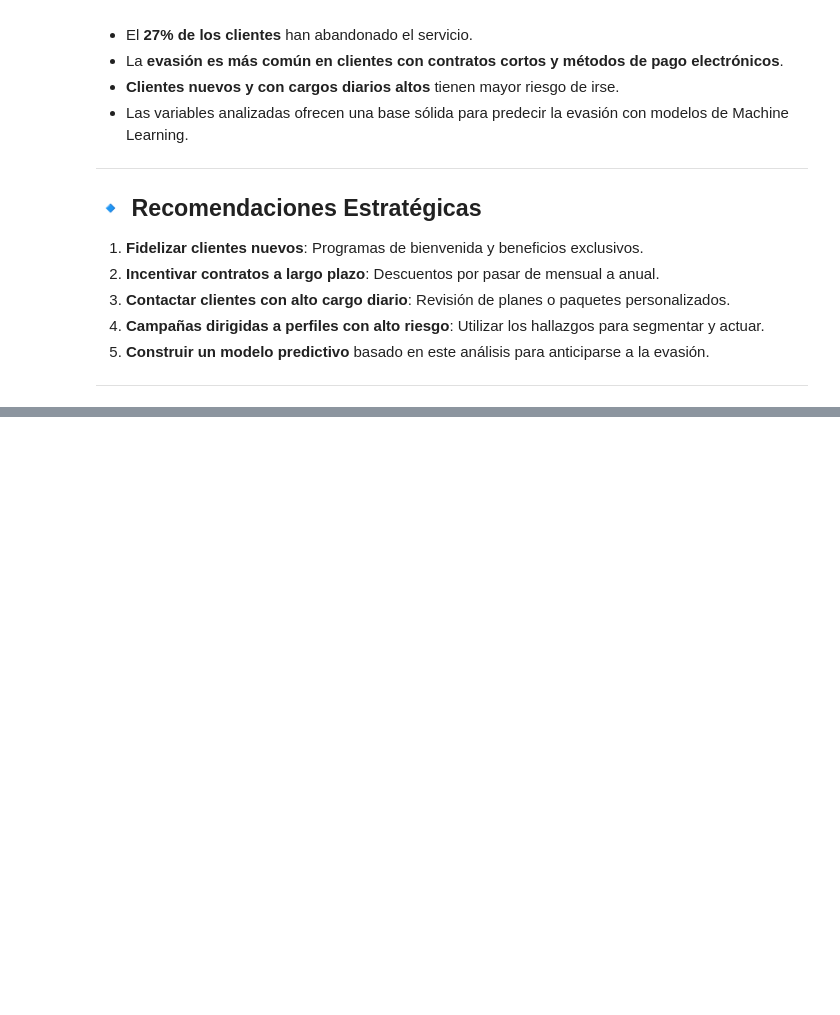
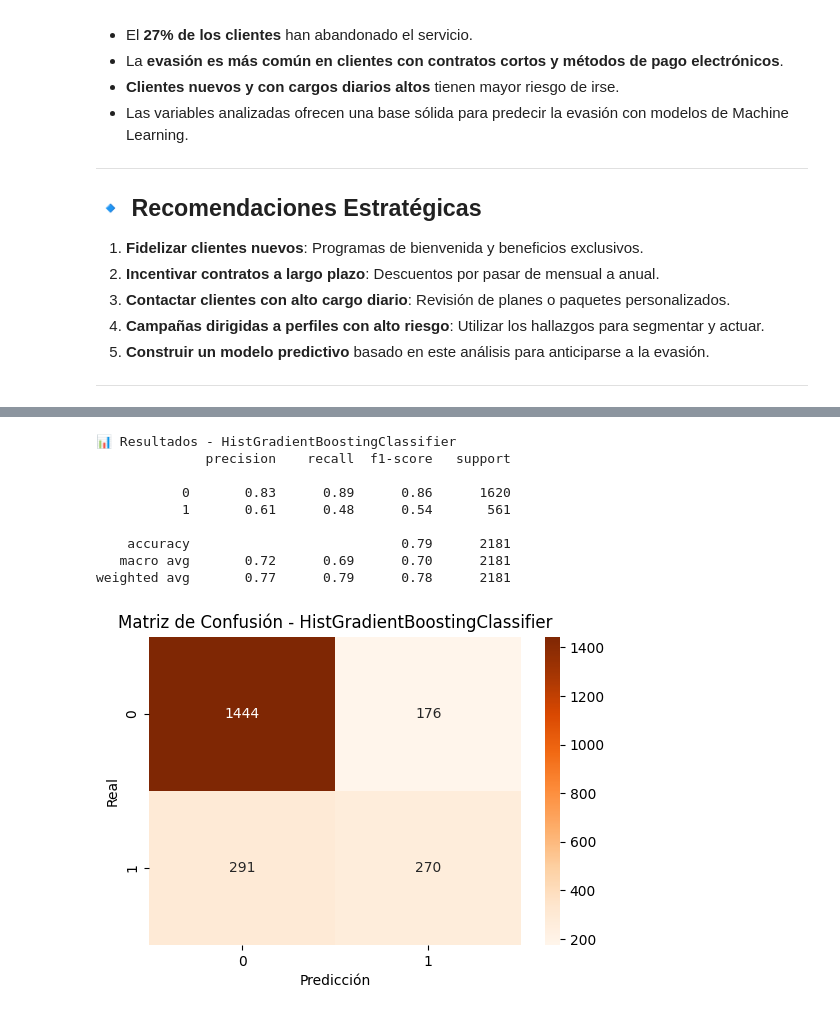
Before and after one commit to CronosX7/challenge2-segunda_parte--data-science-LATAM, a Jupyter notebook: TelecomX_LATAM.ipynb, the cells around one changed output, grey strips where cells are left out. Saved outputs shown, nothing was run; the diff lists cells and outputs as text; code cells hidden in the pictures; blank space fills up the shorter version.

```diff
--- a/TelecomX_LATAM.ipynb
+++ b/TelecomX_LATAM.ipynb
@@ -508,0 +1126,34 @@ Se calculó la matriz de correlación para variables numéricas.
+# %%
+from sklearn.ensemble import HistGradientBoostingClassifier
+from sklearn.metrics import classification_report, confusion_matrix
+import matplotlib.pyplot as plt
+import seaborn as sns
+
+# ------------------------------
+# Modelo 3: HistGradientBoostingClassifier
+# ------------------------------
+hgb = HistGradientBoostingClassifier(max_iter=200, random_state=42)
+hgb.fit(X_train, y_train)
+y_pred_hgb = hgb.predict(X_test)
+
+print("📊 Resultados - HistGradientBoostingClassifier")
+print(classification_report(y_test, y_pred_hgb))
+
+cm_hgb = confusion_matrix(y_test, y_pred_hgb)
+plt.figure(figsize=(6,4))
+sns.heatmap(cm_hgb, annot=True, fmt="d", cmap="Oranges")
+plt.title("Matriz de Confusión - HistGradientBoostingClassifier")
+plt.xlabel("Predicción")
+plt.ylabel("Real")
+plt.show()
+# %% [output]
+📊 Resultados - HistGradientBoostingClassifier
+              precision    recall  f1-score   support
+
+           0       0.83      0.89      0.86      1620
+           1       0.61      0.48      0.54       561
+
+    accuracy                           0.79      2181
+   macro avg       0.72      0.69      0.70      2181
+weighted avg       0.77      0.79      0.78      2181
+[figure, added]
```
Also changed, not shown: parts of 56 cells of this notebook.
